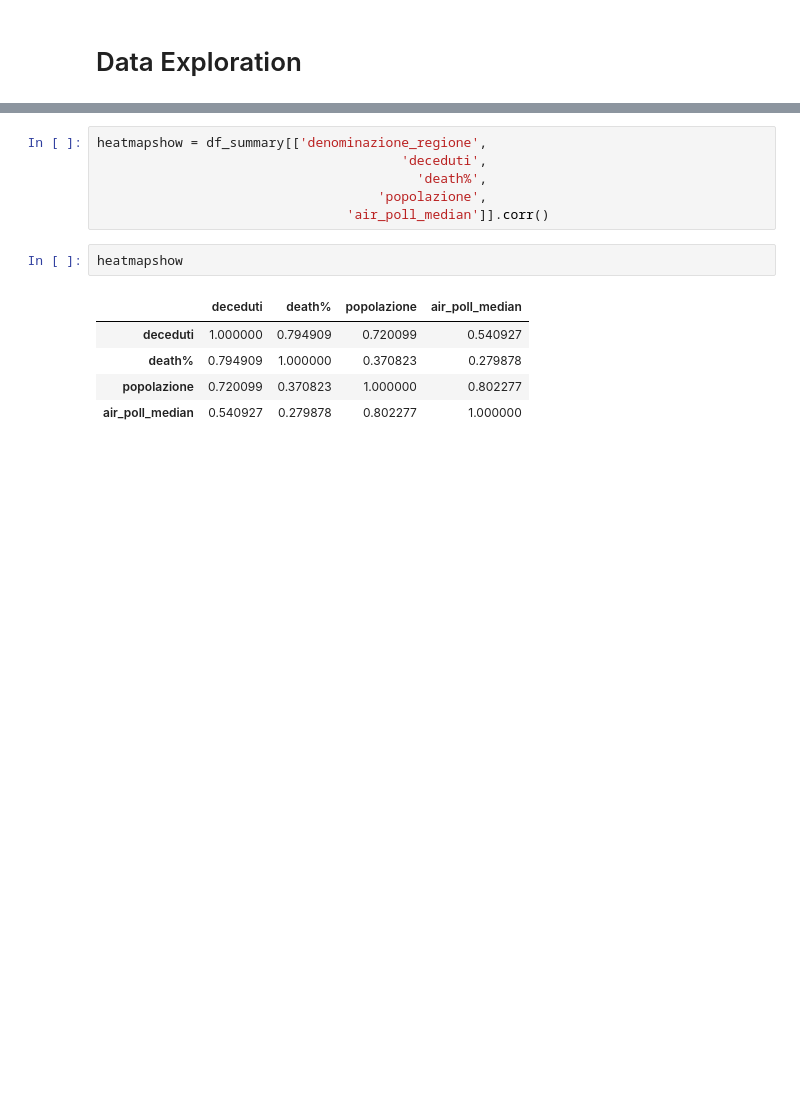
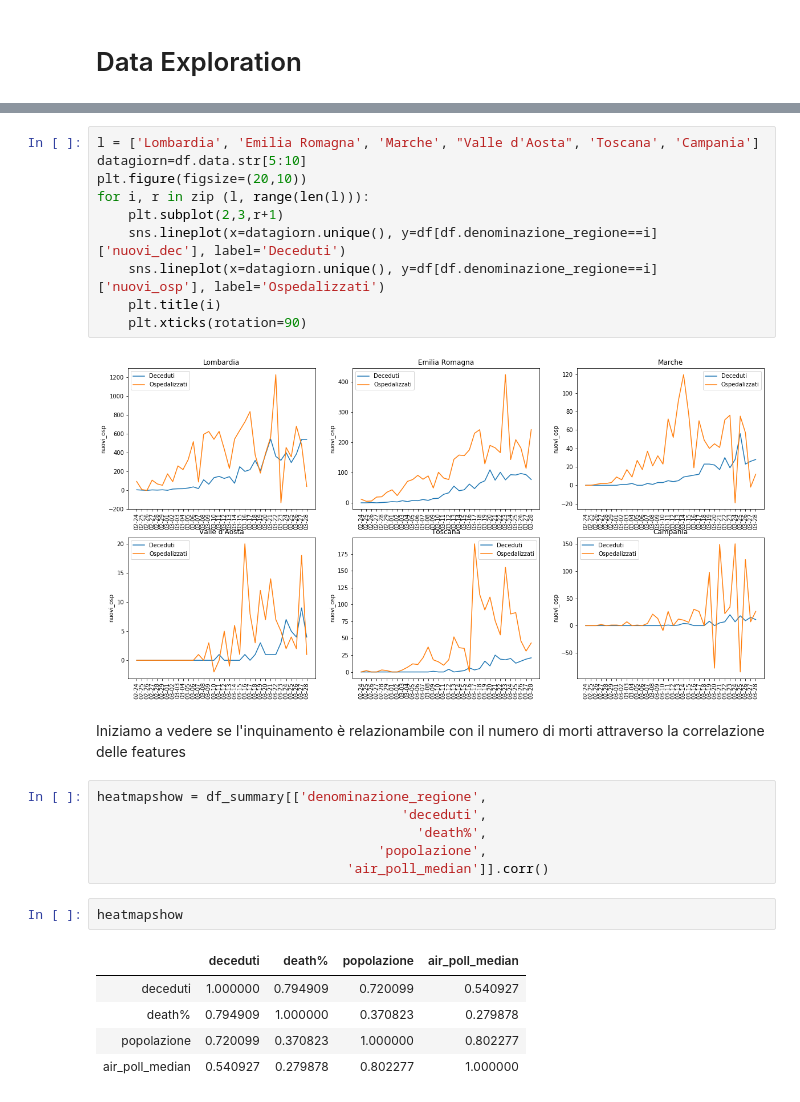
Before and after one commit to andreapas79/COVID-19, a Jupyter notebook: making_main_table.ipynb, the cells around one changed output, grey strips where cells are left out. Saved outputs shown, nothing was run; the diff lists cells and outputs as text; blank space fills up the shorter version.

```diff
--- a/making_main_table.ipynb
+++ b/making_main_table.ipynb
@@ -98,4 +136,18 @@ mpl_table.set_fontsize(font_size)
 [figure]
+# %%
+l = ['Lombardia', 'Emilia Romagna', 'Marche', "Valle d'Aosta", 'Toscana', 'Campania']
+datagiorn=df.data.str[5:10]
+plt.figure(figsize=(20,10))
+for i, r in zip (l, range(len(l))):
+    plt.subplot(2,3,r+1)
+    sns.lineplot(x=datagiorn.unique(), y=df[df.denominazione_regione==i]['nuovi_dec'], label='Deceduti')
+    sns.lineplot(x=datagiorn.unique(), y=df[df.denominazione_regione==i]['nuovi_osp'], label='Ospedalizzati')
+    plt.title(i)
+    plt.xticks(rotation=90)
+# %% [output]
+[figure, added]
+# %% [markdown]
+Iniziamo a vedere se l'inquinamento è relazionambile con il numero di morti attraverso la correlazione delle features
 # %%
 heatmapshow = df_summary[['denominazione_regione',
                                        'deceduti',
```
Also changed, not shown: parts of 37 cells of this notebook, 5 other files.
